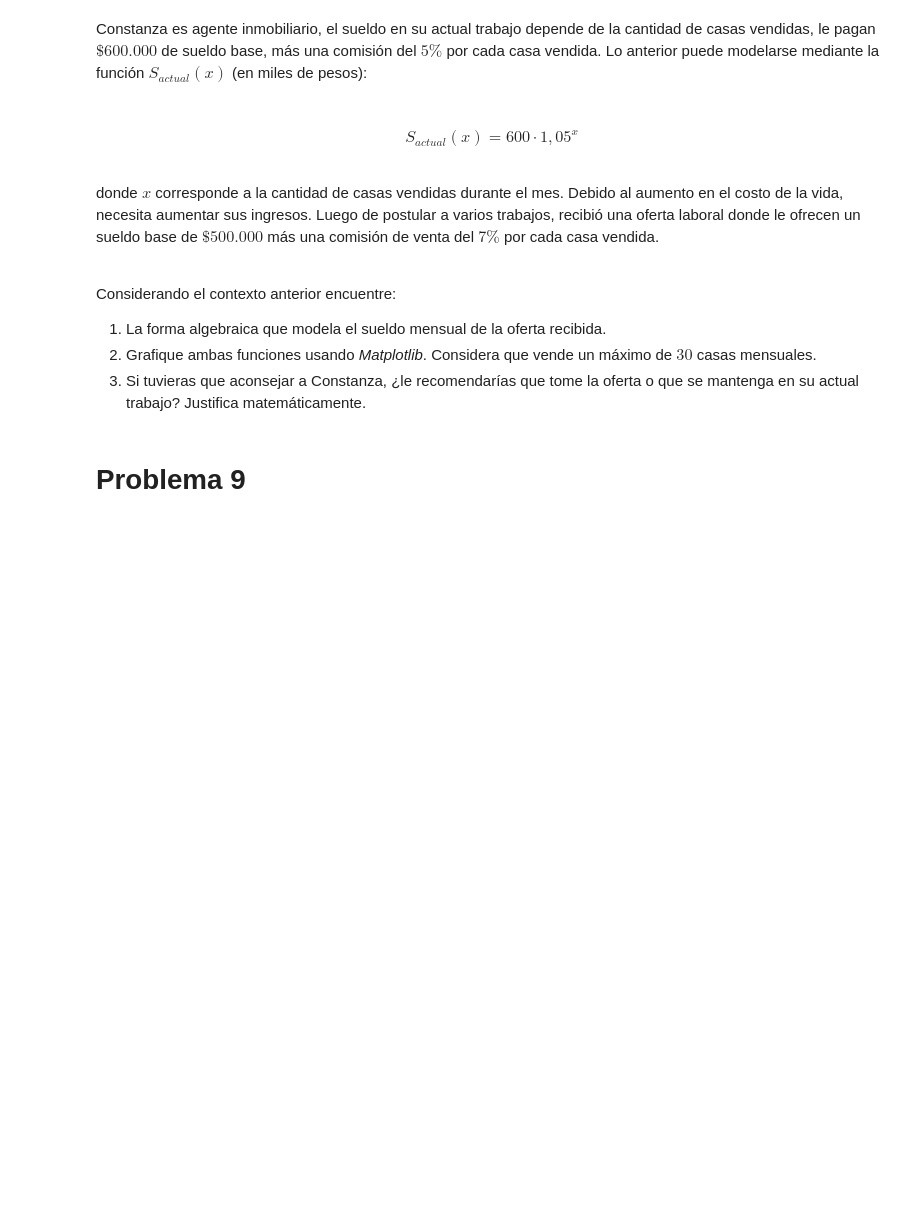
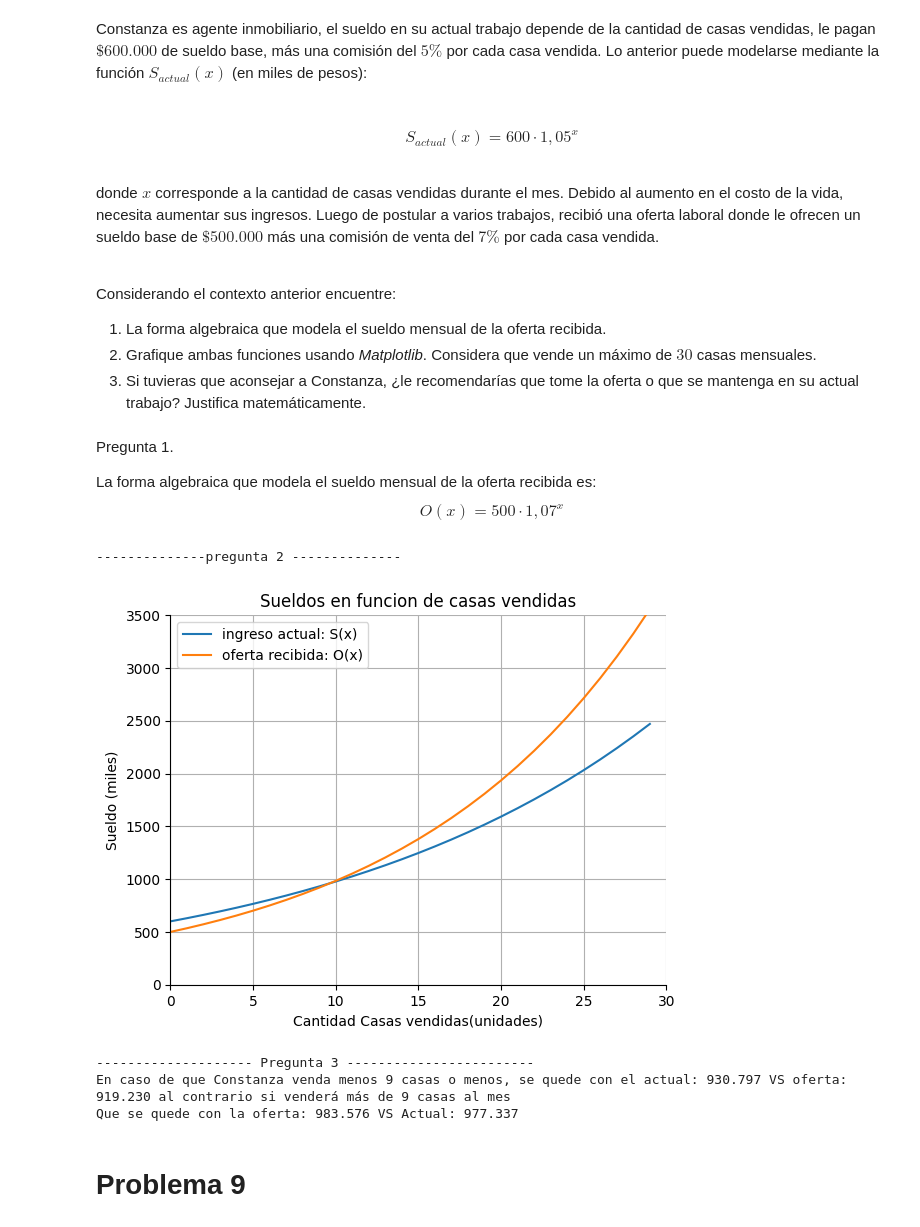
Before and after one commit to Cr1stoph/MAteAplicada, a Jupyter notebook: G3_Aplicaciones_de_funciones.ipynb, the cells around one changed output. Drawn from its saved outputs; the diff is of its cells as text; code cells hidden in the pictures; blank space fills up the shorter version.

```diff
--- a/G3_Aplicaciones_de_funciones.ipynb
+++ b/G3_Aplicaciones_de_funciones.ipynb
@@ -441,6 +441,44 @@ Considerando el contexto anterior encuentre:
 1. La forma algebraica que modela el sueldo mensual de la oferta recibida.
 2. Grafique ambas funciones usando *Matplotlib*. Considera que vende un máximo de $30$ casas mensuales.
 3. Si tuvieras que aconsejar a Constanza, ¿le recomendarías que tome la oferta o que se mantenga en su actual trabajo? Justifica matemáticamente.
+# %% [markdown]
+Pregunta 1.
+
+ La forma algebraica que modela el sueldo mensual de la oferta recibida es:
+  $$O(x) = 500 \cdot 1,07^{x}$$
+# %%
+print('--------------pregunta 2 --------------')
+import numpy as np
+import matplotlib.pyplot as plt
+
+def S(x):
+    return 600 * 1.05**x
+def O(x):
+    return 500 * 1.07**x
+
+x = np.arange(0, 30, 1)
+plt.plot(x, S(x), label = 'ingreso actual: S(x)')
+plt.plot(x, O(x), label = 'oferta recibida: O(x)')
+plt.title('Sueldos en funcion de casas vendidas')
+plt.ylabel('Sueldo (miles)')
+plt.xlabel('Cantidad Casas vendidas(unidades)')
+plt.legend()
+plt.grid()
+plt.xlim(0,30)
+plt.ylim(0,3500)
+#opcional:
+ax=plt.gca()
+ax.spines[["left","bottom"]].set_position(("data",0))
+ax.spines[["right","top"]].set_visible(False)
+plt.show()
+print('\n-------------------- Pregunta 3 ------------------------')
+print(f'En caso de que Constanza venda menos 9 casas o menos, se quede con el actual: {round(S(9),3)} VS oferta: {round(O(9),3)}0 al contrario si venderá más de 9 casas al mes\nQue se quede con la oferta: {round(O(10),3)} VS Actual: {round(S(10),3)}')
+# %% [output]
+--------------pregunta 2 --------------
+[figure, added]
+-------------------- Pregunta 3 ------------------------
+En caso de que Constanza venda menos 9 casas o menos, se quede con el actual: 930.797 VS oferta: 919.230 al contrario si venderá más de 9 casas al mes
+Que se quede con la oferta: 983.576 VS Actual: 977.337
 # %% [markdown]
 # Problema 9
 # %% [markdown]
```
Also changed, not shown: parts of 2 cells of this notebook.
